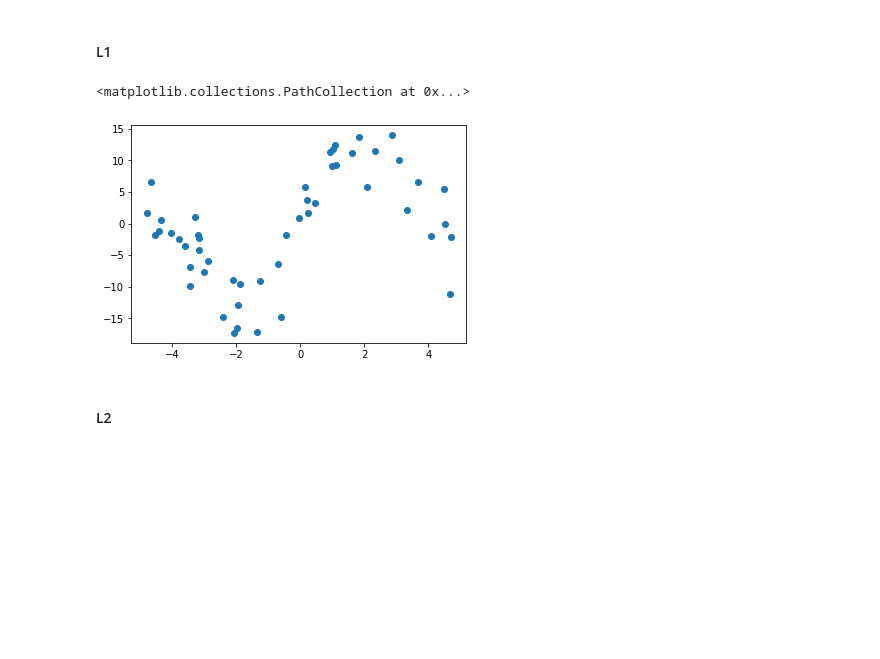
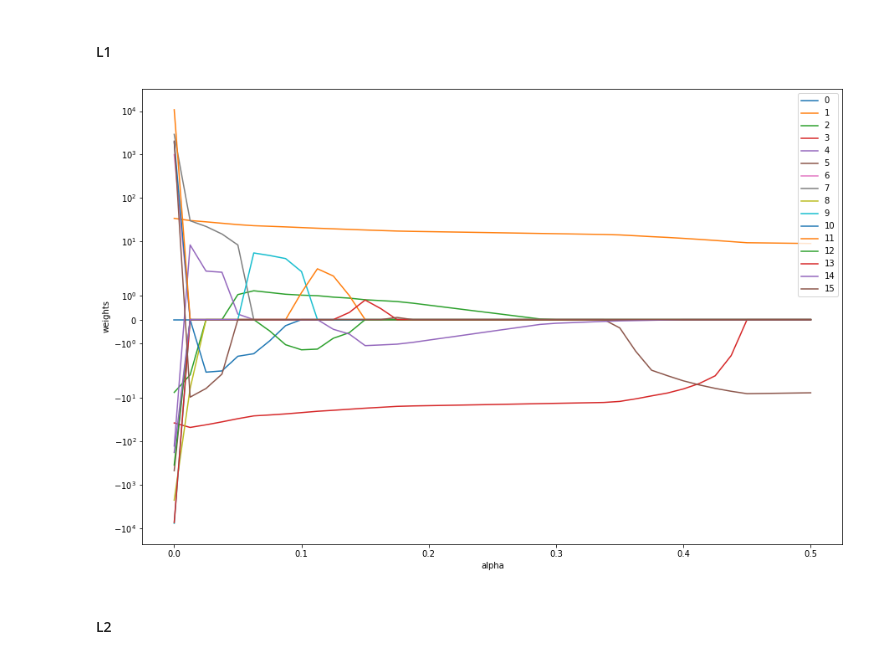
Before and after one commit to evgenny/overfitting_regularization, a Jupyter notebook: overfitting_regularization.ipynb, the cells around one changed output. Saved outputs shown, nothing was run; the diff lists cells and outputs as text; code cells hidden in the pictures; blank space fills up the shorter version.

```diff
--- a/overfitting_regularization.ipynb
+++ b/overfitting_regularization.ipynb
@@ -338,33 +338,15 @@ Is it indeed happening?
 Please do a discovery on your own and find that out empirically (both for **L1** and **L2**). Let's use `degree=15` and `alpha` from `ALPHAS`.
 # %% [markdown]
 #### L1
-# %%
-## your code
-
-#  build model with L1
-
-# 1. data X, y
-
-# 2. split data
-
-# 3. train model
-
-
-# 3. train linear model
-
-
-
-# 4. validate
-
-# 5. train wiht regularzation
-
-
-
-#  print coeff
-
-plt.scatter(X, y)
-# %% [output]
-<matplotlib.collections.PathCollection at 0x...>
-[figure, removed]
+# %%
+weights = []
+for alpha in ALPHAS:
+    coef = make_model(degree=15, penalty='L1', alpha=alpha).fit(X_train, y_train)['reg'].coef_
+    weights.append(coef)
+
+data = pd.DataFrame(weights, index = ALPHAS)
+data.plot(xlabel='alpha', ylabel='weights', logy='sym', figsize=(15, 10) );
+# %% [output]
+[figure, added]
 # %% [markdown]
 #### L2
```
Also changed, not shown: parts of 11 cells of this notebook.
